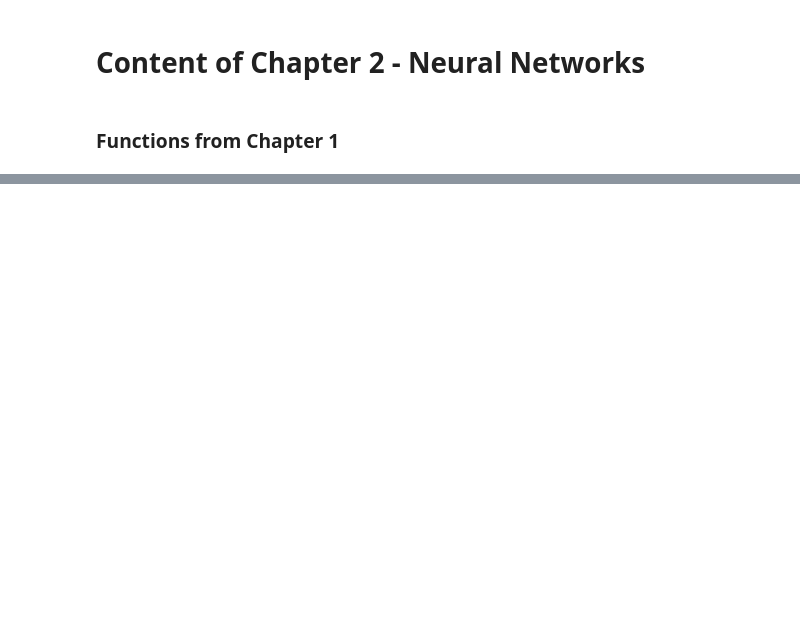
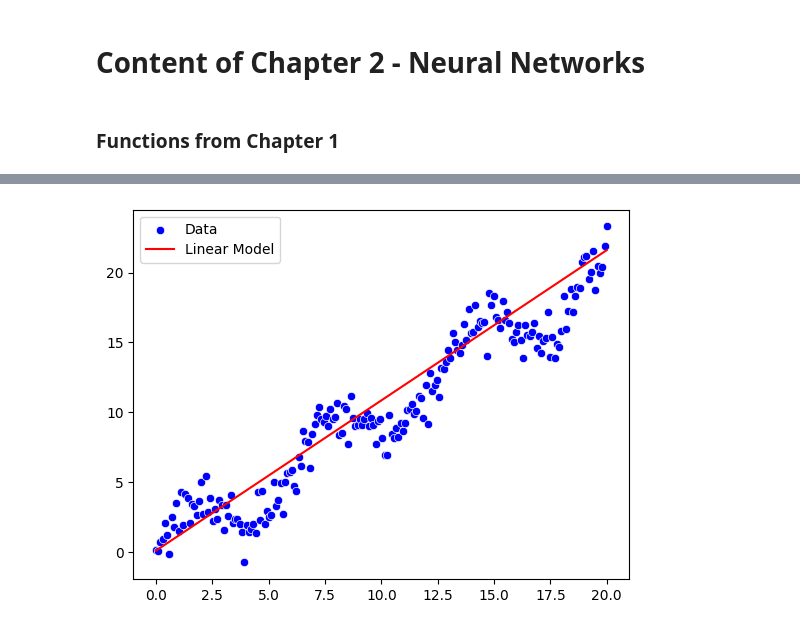
Before and after one commit to Pirner/data_science_notebooks, a Jupyter notebook: learning/inside_deeplearning/chapter_02/chapter_content.ipynb, the cells around one changed output, grey strips where cells are left out. Saved outputs shown, nothing was run; the diff lists cells and outputs as text; code cells hidden in the pictures; blank space fills up the shorter version.

```diff
--- a/learning/inside_deeplearning/chapter_02/chapter_content.ipynb
+++ b/learning/inside_deeplearning/chapter_02/chapter_content.ipynb
@@ -74,3 +74,17 @@ def train_simple_network(model, loss_func, training_loader, epochs=20, device="c
             loss.backward()
             optimizer.step()
             running_loss += loss.item()
+# %%
+in_features = 1
+out_features = 1
+model = nn.Linear(in_features, out_features)
+loss_func = nn.MSELoss()
+device = torch.device('cuda')
+train_simple_network(model, loss_func, training_loader, device=device)
+# %%
+with torch.no_grad():
+    y_pred = model(torch.tensor(X.reshape(-1, 1), device=device, dtype=torch.float32)).cpu().numpy()
+    sns.scatterplot(x=X, y=y, color='blue', label='Data')
+    sns.lineplot(x=X, y=y_pred.ravel(), color='red', label='Linear Model')
+# %% [output]
+[figure, added]
```
Also changed, not shown: parts of 6 cells of this notebook, 1 other file.
